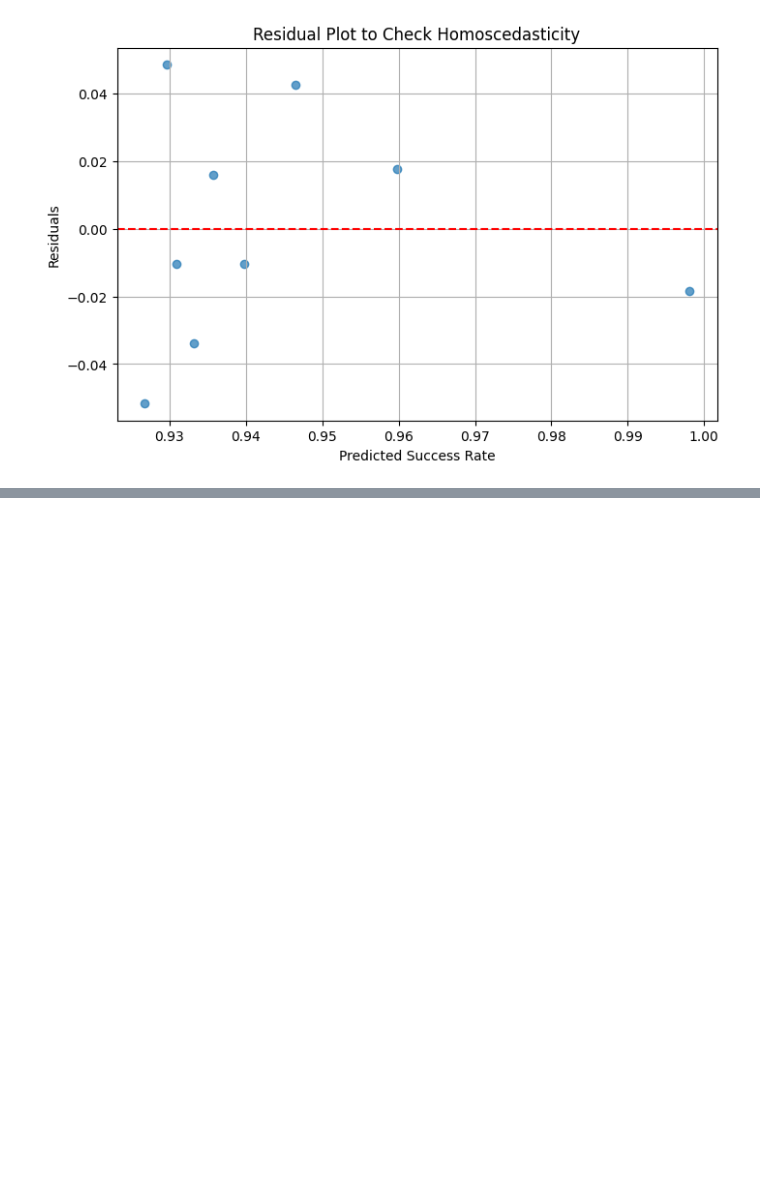
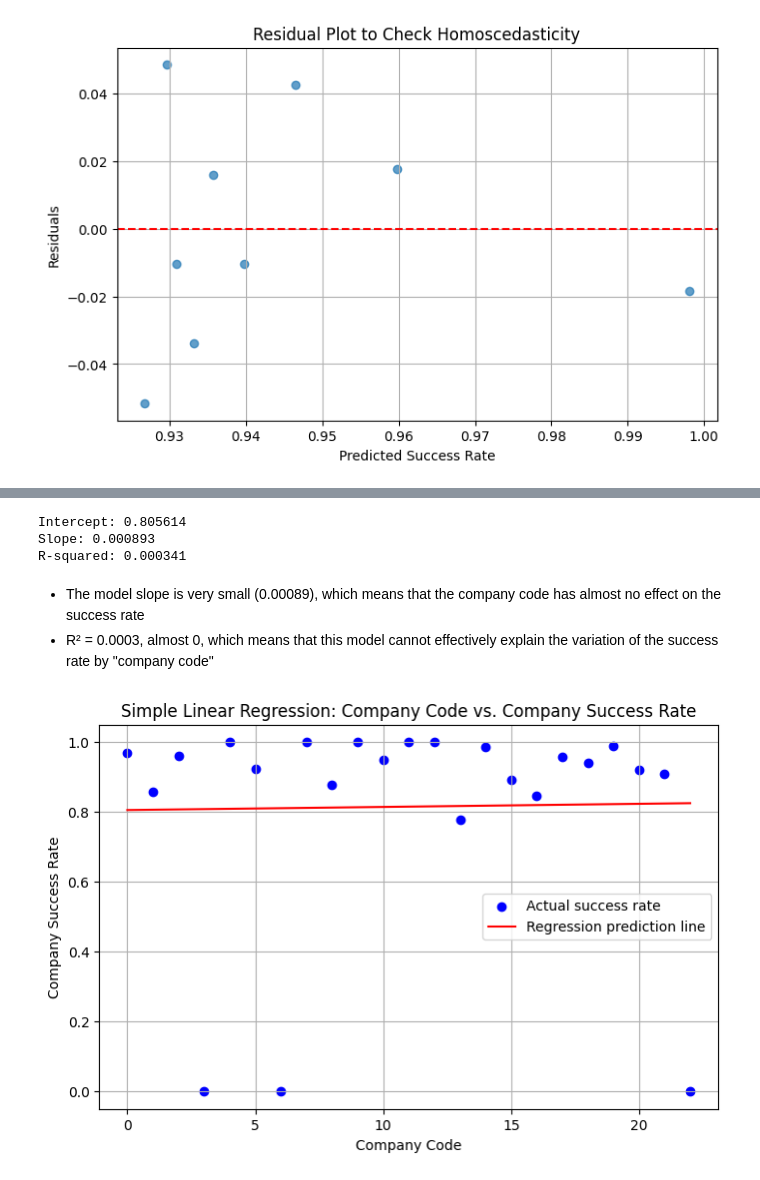
Before and after one commit to tcsgik/PROG8431_DataAnalysisGP5, a Jupyter notebook: GP5.ipynb, the cells around one changed output, grey strips where cells are left out. Saved outputs shown, nothing was run; the diff lists cells and outputs as text; code cells hidden in the pictures; blank space fills up the shorter version.

```diff
--- a/GP5.ipynb
+++ b/GP5.ipynb
@@ -290,0 +304,48 @@ Slope: 0.0008933616069438918
+# %%
+# Define X independent variable and y dependent variable
+X2 = csr.company_stats[[csr.company_col]]
+y2 = csr.company_stats['Success_Rate_Company']
+
+# Execute a Linear Regression model
+lr_analysis_2 = ExecuteLRModel(X2, y2)
+model_object = lr_analysis_2.lr_model()
+
+# Predict y values
+y_pred_2 = lr_analysis_2.y_predict()
+
+# Display the model's intercept and coefficient
+lr_analysis_2.print_intercept_and_slope()
+
+# R-squared measurement
+r_squared_2 = lr_analysis_2.print_r_squared()
+# %% [output]
+Intercept: 0.805614
+Slope: 0.000893
+R-squared: 0.000341
+# %% [markdown]
+- The model slope is very small (0.00089), which means that the company code has almost no effect on the success rate
+- R² = 0.0003, almost 0, which means that this model cannot effectively explain the variation of the success rate by "company code"
+# %%
+# Define a class for plotting linear regression results
+class RegressionPlotter:
+    def __init__(self, X, y, y_pred):
+        self.X = X
+        self.y = y
+        self.y_pred = y_pred
+
+    def plot_regression(self):
+        plt.figure(figsize=(8,5))
+        plt.scatter(self.X, self.y, color='blue', label='Actual success rate')
+        plt.plot(self.X, self.y_pred, color='red', label='Regression prediction line')
+        plt.xlabel('Company Code')
+        plt.ylabel('Company Success Rate')
+        plt.title('Simple Linear Regression: Company Code vs. Company Success Rate')
+        plt.legend()
+        plt.grid()
+        plt.show()
+
+# Create an instance of RegressionPlotter and plot the regression
+plotter = RegressionPlotter(X2, y2, y_pred_2)
+plotter.plot_regression()
+# %% [output]
+[figure, added]
```
Also changed, not shown: parts of 30 cells of this notebook.
